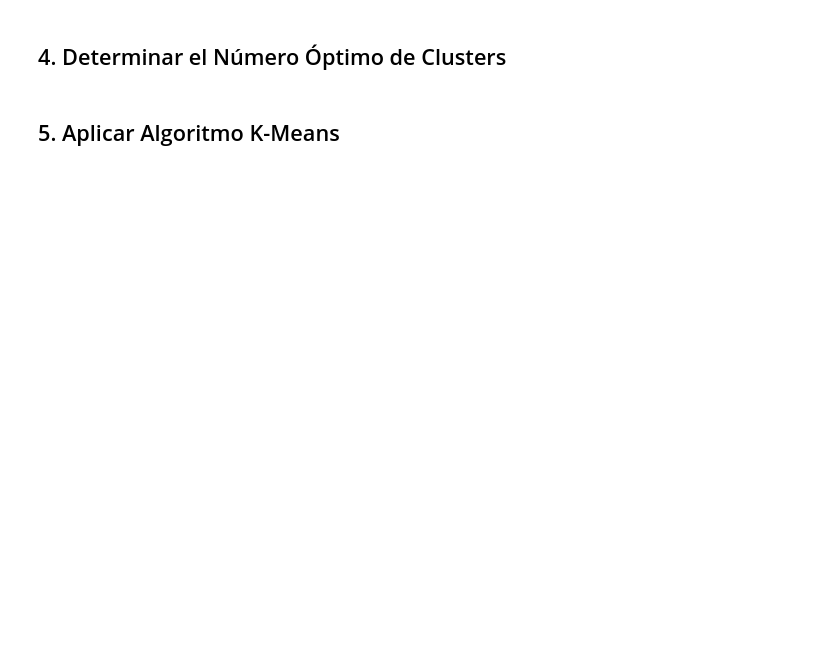
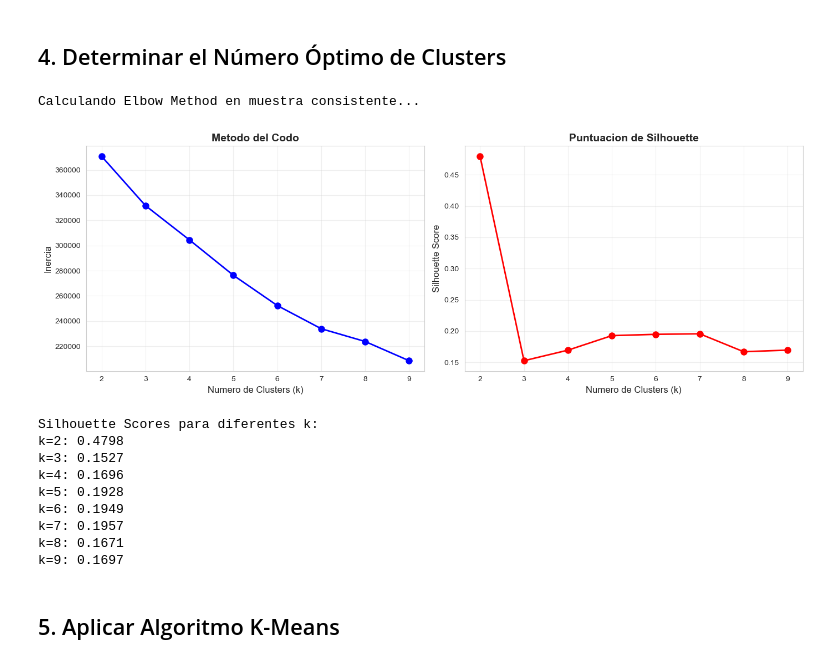
Before and after one commit to mrmiguel564/BD3-T3, a Jupyter notebook: T3-MiguelEspinoza.ipynb, the cells around one changed output. Saved outputs shown, nothing was run; the diff lists cells and outputs as text; code cells hidden in the pictures; blank space fills up the shorter version.

```diff
--- a/T3-MiguelEspinoza.ipynb
+++ b/T3-MiguelEspinoza.ipynb
@@ -211,0 +106,21 @@ dtype: float64
+# %%
+# Crear muestra consistente para todo el análisis
+print('Creando muestra consistente para todo el análisis...')
+
+# Tamaño de muestra (20% del dataset)
+sample_size = max(10000, int(len(X_escalado) * 0.20))
+np.random.seed(42)
+sample_indices = np.random.choice(len(X_escalado), sample_size, replace=False)
+
+# Muestra escalada
+X_muestra_escalada = X_escalado[sample_indices]
+df_muestra = df_procesado.iloc[sample_indices].copy()
+
+print(f'Tamaño de dataset completo: {len(X_escalado):,} registros')
+print(f'Tamaño de muestra: {len(X_muestra_escalada):,} registros ({len(X_muestra_escalada)/len(X_escalado)*100:.1f}%)')
+print(f'\nEsta muestra será utilizada CONSISTENTEMENTE en:')
+print(f'  • Elbow Method (Silhouette Score)')
+print(f'  • K-Means training')
+print(f'  • Clustering Jerárquico')
+print(f'  • PCA y visualizaciones')
+print(f'  • Todas las métricas y análisis')
@@ -213,39 +139,55 @@ dtype: float64
 ## 4. Determinar el Número Óptimo de Clusters
 # %%
 # Metodo del Codo (Elbow Method)
+print('Calculando Elbow Method en muestra consistente...')
 inertias = []
 silhouette_scores = []
-K_range = range(2, 11)
+K_range = range(2, 10)
 
 for k in K_range:
+    # Entrenar en muestra
     kmeans = KMeans(n_clusters=k, random_state=42, n_init=10)
-    kmeans.fit(X_escalado)
+    kmeans.fit(X_muestra_escalada)
     inertias.append(kmeans.inertia_)
-    silhouette_scores.append(silhouette_score(X_escalado, kmeans.labels_))
+
+    # Calcular Silhouette en la misma muestra
+    silhouette_scores.append(silhouette_score(X_muestra_escalada, kmeans.labels_))
 
 # Visualizar resultados
 fig, (ax1, ax2) = plt.subplots(1, 2, figsize=(14, 5))
 
 # Grafico del Codo
 ax1.plot(K_range, inertias, 'bo-', linewidth=2, markersize=8)
 ax1.set_xlabel('Numero de Clusters (k)', fontsize=12)
 ax1.set_ylabel('Inercia', fontsize=12)
 ax1.set_title('Metodo del Codo', fontsize=14, fontweight='bold')
 ax1.grid(True, alpha=0.3)
 
 # Grafico del Silhouette
 ax2.plot(K_range, silhouette_scores, 'ro-', linewidth=2, markersize=8)
 ax2.set_xlabel('Numero de Clusters (k)', fontsize=12)
 ax2.set_ylabel('Silhouette Score', fontsize=12)
 ax2.set_title('Puntuacion de Silhouette', fontsize=14, fontweight='bold')
 ax2.grid(True, alpha=0.3)
 
 plt.tight_layout()
 plt.show()
 
 print('Silhouette Scores para diferentes k:')
 for k, score in zip(K_range, silhouette_scores):
     print(f'k={k}: {score:.4f}')
+# %% [output]
+Calculando Elbow Method en muestra consistente...
+[figure, added]
+Silhouette Scores para diferentes k:
+k=2: 0.4798
+k=3: 0.1527
+k=4: 0.1696
+k=5: 0.1928
+k=6: 0.1949
+k=7: 0.1957
+k=8: 0.1671
+k=9: 0.1697
 # %% [markdown]
 ## 5. Aplicar Algoritmo K-Means
 # %%
```
Also changed, not shown: parts of 21 cells of this notebook.
